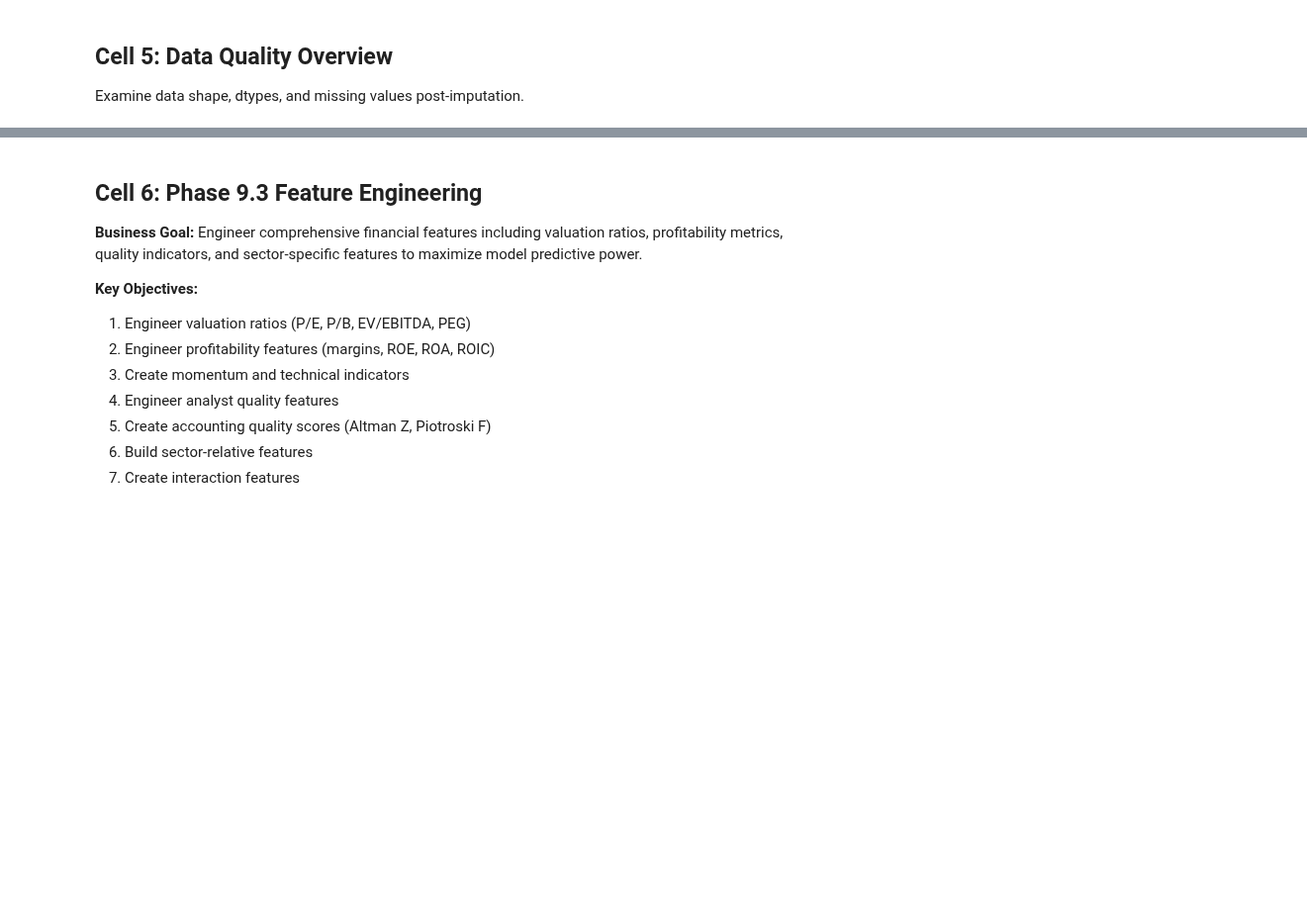
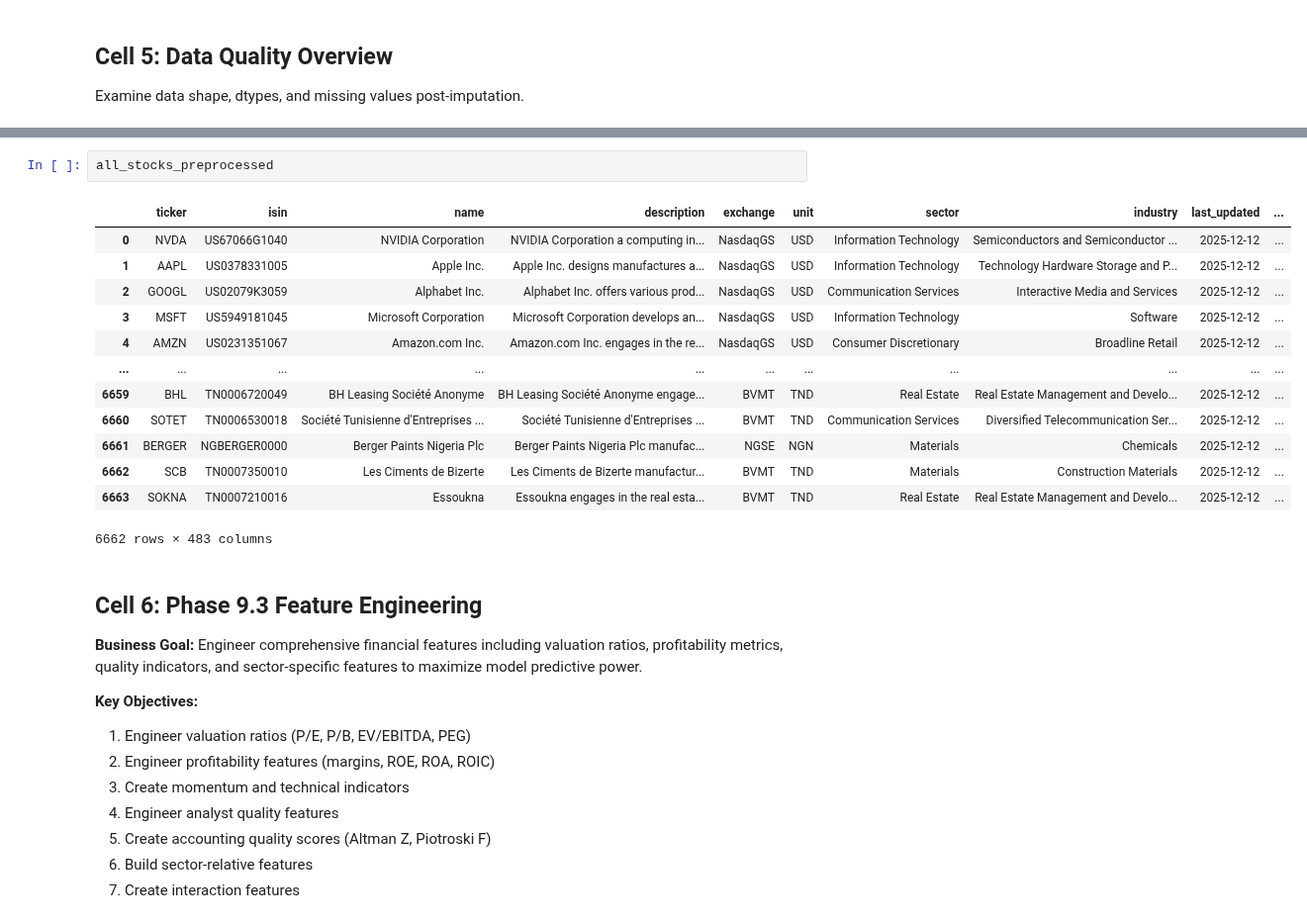
Before and after one commit to Kabenge42/Finance_ML_Analytics_Platform, a Jupyter notebook: stock_analytics.ipynb, the cells around one changed output, grey strips where cells are left out. Shown at 99% size. Saved outputs shown, nothing was run; the diff lists cells and outputs as text; blank space fills up the shorter version.

```diff
--- a/stock_analytics.ipynb
+++ b/stock_analytics.ipynb
@@ -346,3 +346,19 @@ max    1978000.00  4397268.54        4347482.54   217535.33   484.90
+# %%
+all_stocks_preprocessed
+# %% [output]
+|  | ticker | isin | name | description | exchange | unit | sector | industry | last_updated | ... |
+| 0 | NVDA | US67066G1040 | NVIDIA Corporation | NVIDIA Corporation a computing in... | NasdaqGS | USD | Information Technology | Semiconductors and Semiconductor ... | 2025-12-12 | ... |
+| 1 | AAPL | US0378331005 | Apple Inc. | Apple Inc. designs manufactures a... | NasdaqGS | USD | Information Technology | Technology Hardware Storage and P... | 2025-12-12 | ... |
+| 2 | GOOGL | US02079K3059 | Alphabet Inc. | Alphabet Inc. offers various prod... | NasdaqGS | USD | Communication Services | Interactive Media and Services | 2025-12-12 | ... |
+| 3 | MSFT | US5949181045 | Microsoft Corporation | Microsoft Corporation develops an... | NasdaqGS | USD | Information Technology | Software | 2025-12-12 | ... |
+| 4 | AMZN | US0231351067 | Amazon.com Inc. | Amazon.com Inc. engages in the re... | NasdaqGS | USD | Consumer Discretionary | Broadline Retail | 2025-12-12 | ... |
+| ... | ... | ... | ... | ... | ... | ... | ... | ... | ... | ... |
+| 6659 | BHL | TN0006720049 | BH Leasing Société Anonyme | BH Leasing Société Anonyme engage... | BVMT | TND | Real Estate | Real Estate Management and Develo... | 2025-12-12 | ... |
+| 6660 | SOTET | TN0006530018 | Société Tunisienne d'Entreprises ... | Société Tunisienne d'Entreprises ... | BVMT | TND | Communication Services | Diversified Telecommunication Ser... | 2025-12-12 | ... |
+| 6661 | BERGER | NGBERGER0000 | Berger Paints Nigeria Plc | Berger Paints Nigeria Plc manufac... | NGSE | NGN | Materials | Chemicals | 2025-12-12 | ... |
+| 6662 | SCB | TN0007350010 | Les Ciments de Bizerte | Les Ciments de Bizerte manufactur... | BVMT | TND | Materials | Construction Materials | 2025-12-12 | ... |
+| 6663 | SOKNA | TN0007210016 | Essoukna | Essoukna engages in the real esta... | BVMT | TND | Real Estate | Real Estate Management and Develo... | 2025-12-12 | ... |
+6662 rows × 483 columns
 # %% [markdown]
 ## Cell 6: Phase 9.3 Feature Engineering
 
```
Also changed, not shown: parts of 5 cells of this notebook, 20 other files.
